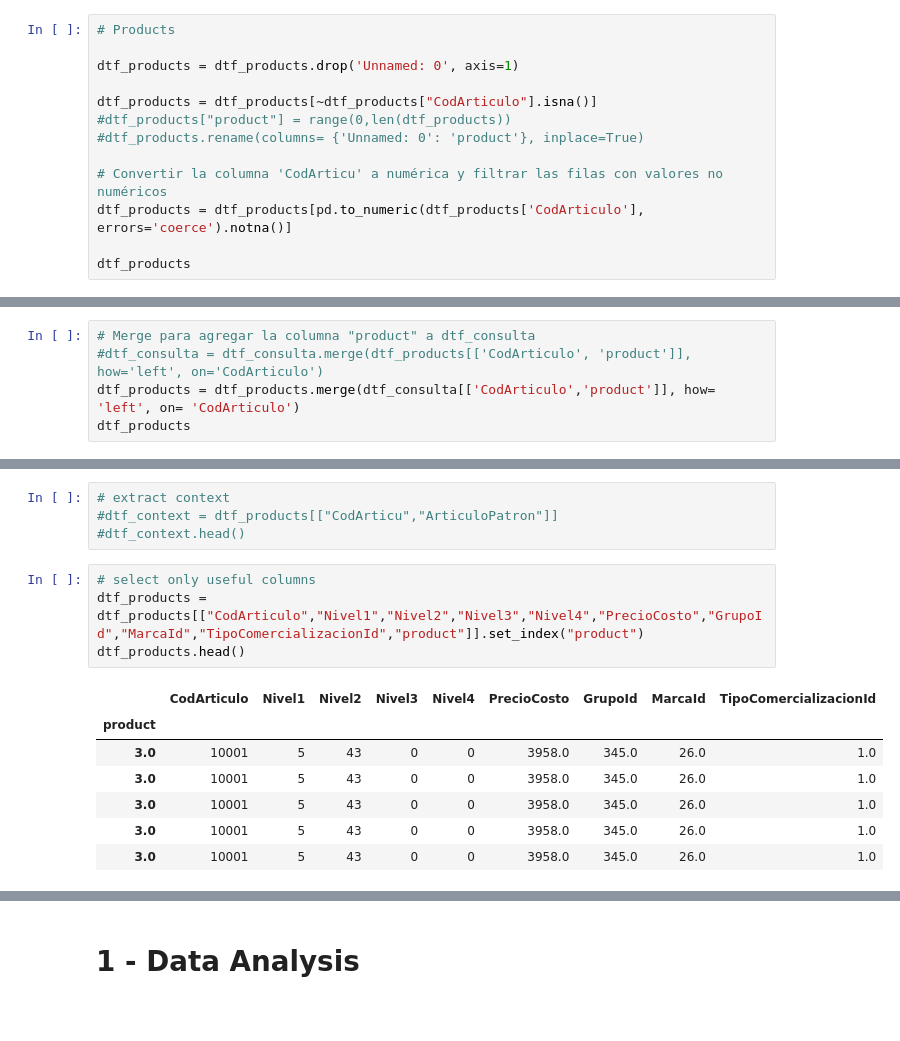
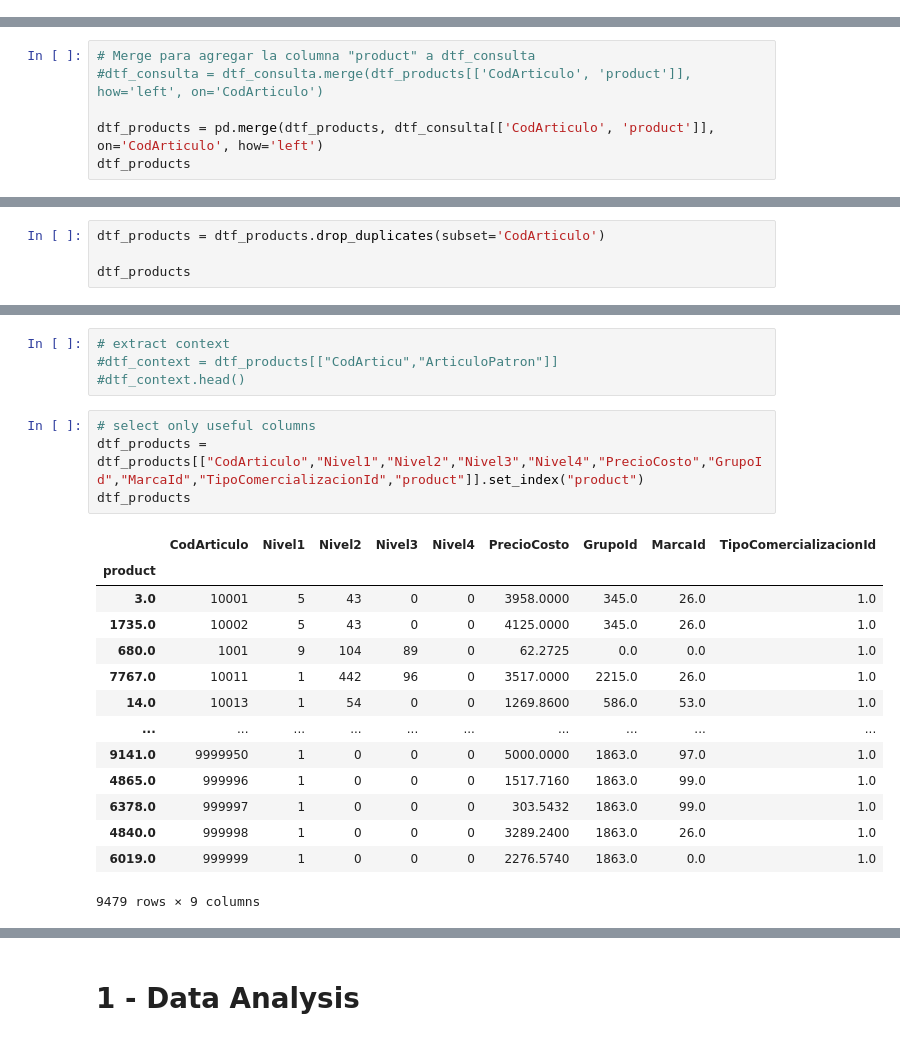
Before and after one commit to lucasmontiel1/Recomendador-RNNyMF, a Jupyter notebook: v41.ipynb, the cells around one changed output, grey strips where cells are left out. Cells and saved outputs as stored; diff of their text form; blank space fills up the shorter version.

```diff
--- a/v40.ipynb
+++ b/v41.ipynb
@@ -36,16 +36,3 @@ dtf_products
 | 9853 | 9853 | 999998 | 1 | 0 | 0 | 0 | 3289.2400 | 1863.0 | 26.0 | ... |
 | 9854 | 9854 | 999999 | 1 | 0 | 0 | 0 | 2276.5740 | 1863.0 | NaN | ... |
 9855 rows × 10 columns
-# %%
-# Products
-
-dtf_products = dtf_products.drop('Unnamed: 0', axis=1)
-
-dtf_products = dtf_products[~dtf_products["CodArticulo"].isna()]
-#dtf_products["product"] = range(0,len(dtf_products))
-#dtf_products.rename(columns= {'Unnamed: 0': 'product'}, inplace=True)
-
-# Convertir la columna 'CodArticu' a numérica y filtrar las filas con valores no numéricos
-dtf_products = dtf_products[pd.to_numeric(dtf_products['CodArticulo'], errors='coerce').notna()]
-
-dtf_products
@@ -282,0 +281,6 @@ dtype: int64
+# %%
+# Merge para agregar la columna "product" a dtf_consulta
+#dtf_consulta = dtf_consulta.merge(dtf_products[['CodArticulo', 'product']], how='left', on='CodArticulo')
+
+dtf_products = pd.merge(dtf_products, dtf_consulta[['CodArticulo', 'product']], on='CodArticulo', how='left')
+dtf_products
@@ -282,0 +301,4 @@ dtype: int64
+# %%
+dtf_products = dtf_products.drop_duplicates(subset='CodArticulo')
+
+dtf_products
@@ -299,5 +402,0 @@ dtf_products
-# %%
-# Merge para agregar la columna "product" a dtf_consulta
-#dtf_consulta = dtf_consulta.merge(dtf_products[['CodArticulo', 'product']], how='left', on='CodArticulo')
-dtf_products = dtf_products.merge(dtf_consulta[['CodArticulo','product']], how= 'left', on= 'CodArticulo')
-dtf_products
@@ -388,12 +435,19 @@ ahora voy a intentar ponerle id a consulta y mergearselo a producto y item
 # %%
 # select only useful columns
 dtf_products = dtf_products[["CodArticulo","Nivel1","Nivel2","Nivel3","Nivel4","PrecioCosto","GrupoId","MarcaId","TipoComercializacionId","product"]].set_index("product")
-dtf_products.head()
+dtf_products
 # %% [output]
 |  | CodArticulo | Nivel1 | Nivel2 | Nivel3 | Nivel4 | PrecioCosto | GrupoId | MarcaId | TipoComercializacionId |
 | product |  |  |  |  |  |  |  |  |  |
-| 3.0 | 10001 | 5 | 43 | 0 | 0 | 3958.0 | 345.0 | 26.0 | 1.0 |
-| 3.0 | 10001 | 5 | 43 | 0 | 0 | 3958.0 | 345.0 | 26.0 | 1.0 |
-| 3.0 | 10001 | 5 | 43 | 0 | 0 | 3958.0 | 345.0 | 26.0 | 1.0 |
-| 3.0 | 10001 | 5 | 43 | 0 | 0 | 3958.0 | 345.0 | 26.0 | 1.0 |
-| 3.0 | 10001 | 5 | 43 | 0 | 0 | 3958.0 | 345.0 | 26.0 | 1.0 |
+| 3.0 | 10001 | 5 | 43 | 0 | 0 | 3958.0000 | 345.0 | 26.0 | 1.0 |
+| 1735.0 | 10002 | 5 | 43 | 0 | 0 | 4125.0000 | 345.0 | 26.0 | 1.0 |
+| 680.0 | 1001 | 9 | 104 | 89 | 0 | 62.2725 | 0.0 | 0.0 | 1.0 |
+| 7767.0 | 10011 | 1 | 442 | 96 | 0 | 3517.0000 | 2215.0 | 26.0 | 1.0 |
+| 14.0 | 10013 | 1 | 54 | 0 | 0 | 1269.8600 | 586.0 | 53.0 | 1.0 |
+| ... | ... | ... | ... | ... | ... | ... | ... | ... | ... |
+| 9141.0 | 9999950 | 1 | 0 | 0 | 0 | 5000.0000 | 1863.0 | 97.0 | 1.0 |
+| 4865.0 | 999996 | 1 | 0 | 0 | 0 | 1517.7160 | 1863.0 | 99.0 | 1.0 |
+| 6378.0 | 999997 | 1 | 0 | 0 | 0 | 303.5432 | 1863.0 | 99.0 | 1.0 |
+| 4840.0 | 999998 | 1 | 0 | 0 | 0 | 3289.2400 | 1863.0 | 26.0 | 1.0 |
+| 6019.0 | 999999 | 1 | 0 | 0 | 0 | 2276.5740 | 1863.0 | 0.0 | 1.0 |
+9479 rows × 9 columns
```
Also changed, not shown: parts of 35 cells of this notebook.
